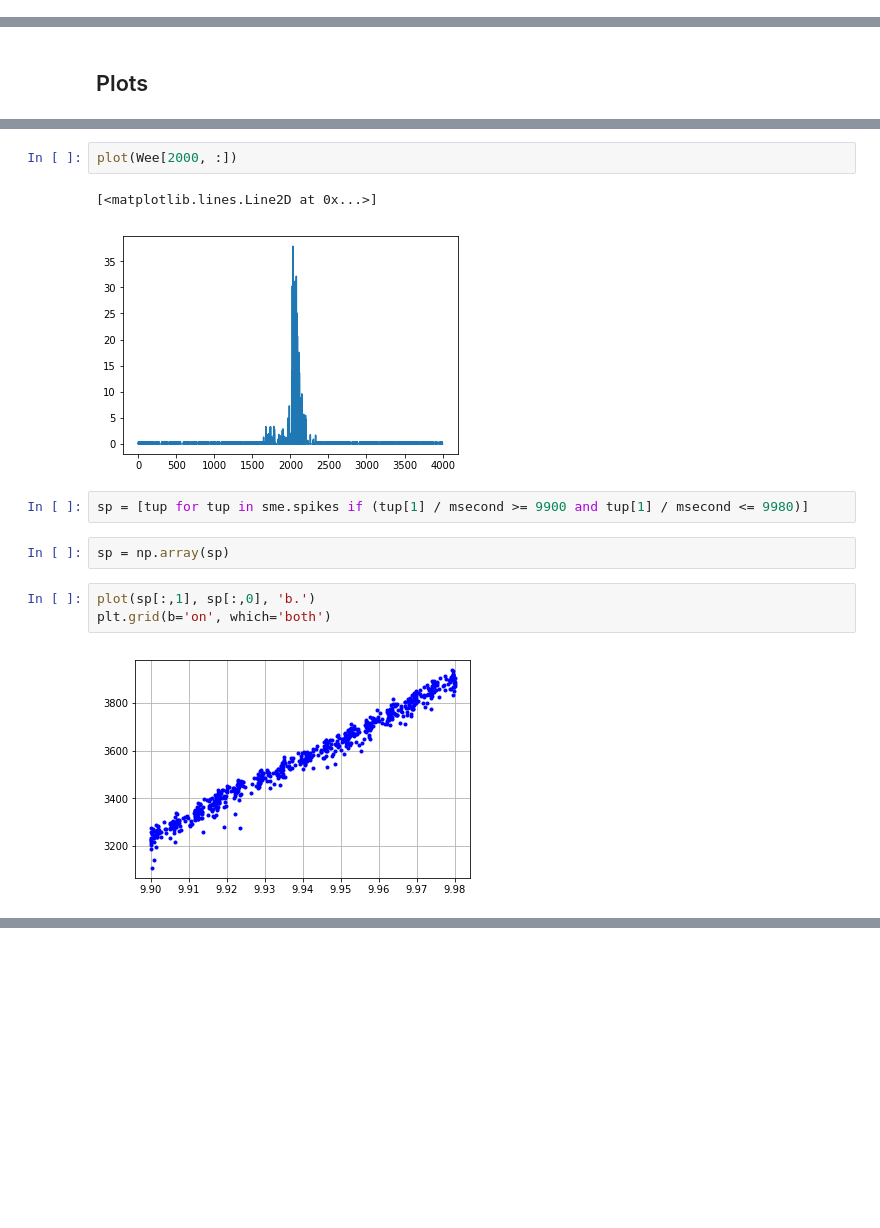
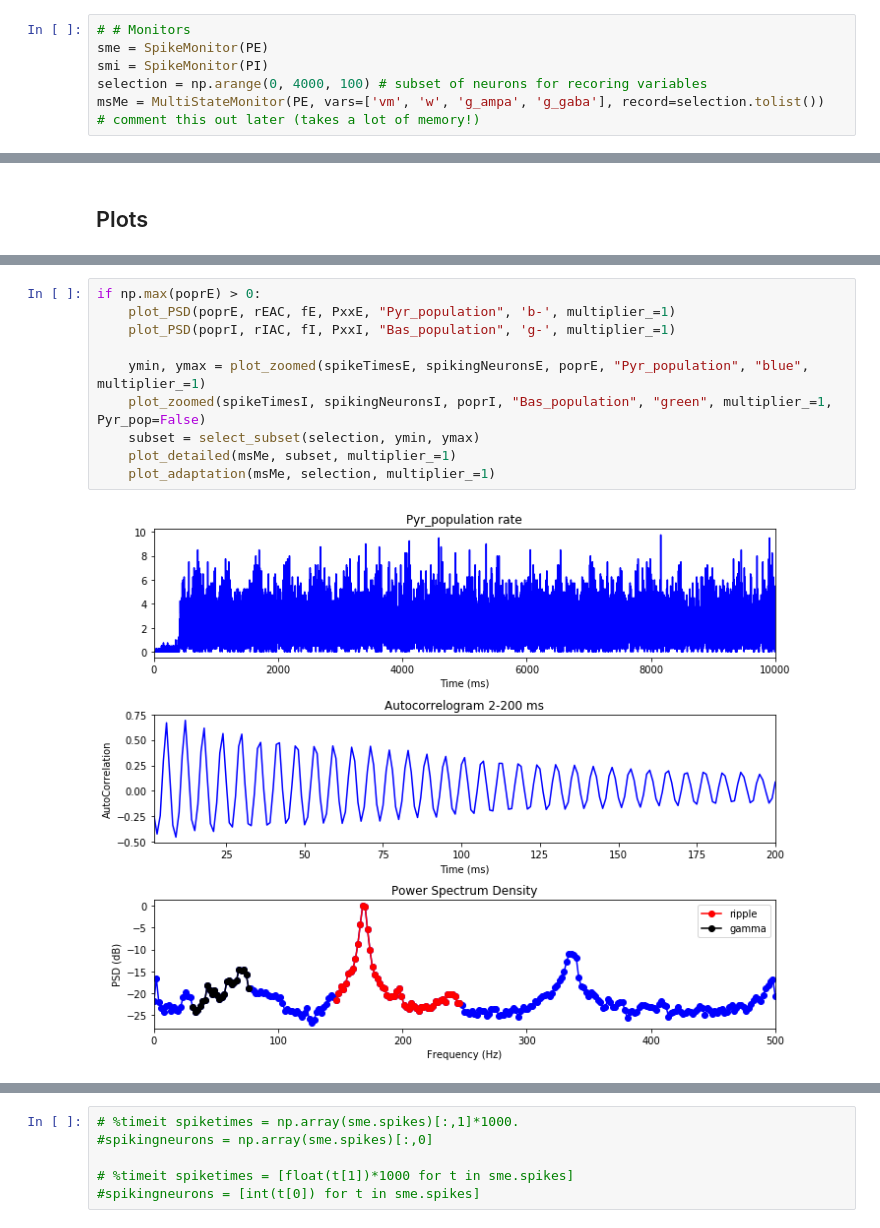
Before and after one commit to andrisecker/KOKISharpWaves, a Jupyter notebook: notebooks/spw_network_new_models.ipynb, the cells around one changed output, grey strips where cells are left out. Cells and saved outputs as stored; diff of their text form; blank space fills up the shorter version.

```diff
--- a/notebooks/spw_network_new_models.ipynb
+++ b/notebooks/spw_network_new_models.ipynb
@@ -211,3 +189,9 @@ isi     = ISIHistogramMonitor(PE, bins)
+# %%
+# # Monitors
+sme = SpikeMonitor(PE)
+smi = SpikeMonitor(PI)
+selection = np.arange(0, 4000, 100) # subset of neurons for recoring variables
+msMe = MultiStateMonitor(PE, vars=['vm', 'w', 'g_ampa', 'g_gaba'], record=selection.tolist())  # comment this out later (takes a lot of memory!)
 # %% [markdown]
 ## Running the simulation
 # %%
@@ -475,14 +274,12 @@ plt.show()
-# %%
-plot(Wee[2000, :])
-# %% [output]
-[<matplotlib.lines.Line2D at 0x...>]
-[figure, removed]
-# %%
-sp = [tup for tup in sme.spikes if (tup[1] / msecond >= 9900 and tup[1] / msecond <= 9980)]
-# %%
-sp = np.array(sp)
-# %%
-plot(sp[:,1], sp[:,0], 'b.')
-plt.grid(b='on', which='both')
-# %% [output]
-[figure, removed]
+# %%
+if np.max(poprE) > 0:
+    plot_PSD(poprE, rEAC, fE, PxxE, "Pyr_population", 'b-', multiplier_=1)
+    plot_PSD(poprI, rIAC, fI, PxxI, "Bas_population", 'g-', multiplier_=1)
+
+    ymin, ymax = plot_zoomed(spikeTimesE, spikingNeuronsE, poprE, "Pyr_population", "blue", multiplier_=1)
+    plot_zoomed(spikeTimesI, spikingNeuronsI, poprI, "Bas_population", "green", multiplier_=1, Pyr_pop=False)
+    subset = select_subset(selection, ymin, ymax)
+    plot_detailed(msMe, subset, multiplier_=1)
+    plot_adaptation(msMe, selection, multiplier_=1)
+# %% [output]
+[figure, added]
@@ -488,0 +291,6 @@ plt.grid(b='on', which='both')
+# %%
+# %timeit spiketimes = np.array(sme.spikes)[:,1]*1000.
+#spikingneurons = np.array(sme.spikes)[:,0]
+
+# %timeit spiketimes = [float(t[1])*1000 for t in sme.spikes]
+#spikingneurons = [int(t[0]) for t in sme.spikes]
```
Also changed, not shown: parts of 15 cells of this notebook, 3 other files.
